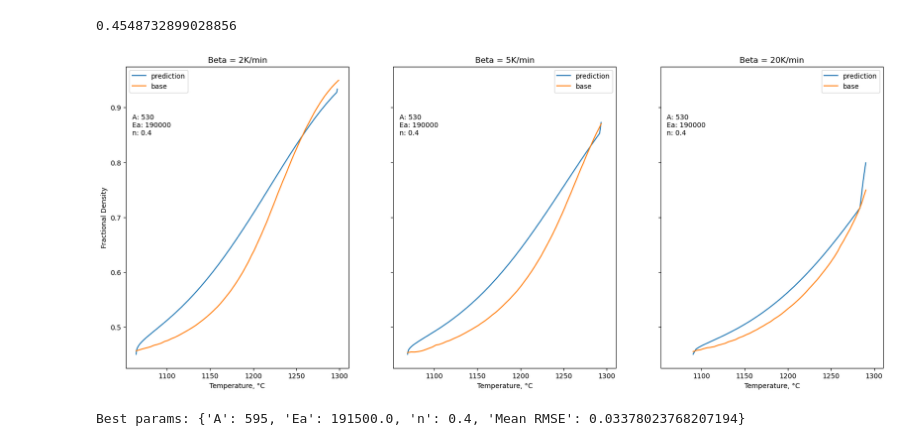
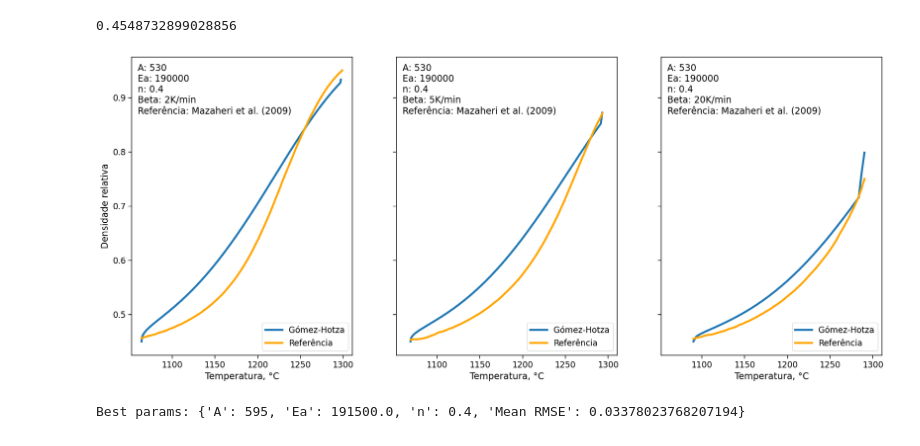
Before and after one commit to gupaulasan/sintering-densification-prediction, a Jupyter notebook: Model_GomezHotzaV2.ipynb, the cells around one changed output. Saved outputs shown, nothing was run; the diff lists cells and outputs as text; code cells hidden in the pictures.

```diff
--- a/Model_GomezHotzaV2.ipynb
+++ b/Model_GomezHotzaV2.ipynb
@@ -3,6 +3,8 @@ import pandas as pd
 import numpy as np
 import seaborn as sns
 import matplotlib.pyplot as plt
+# %%
+sns.set_context('paper', font_scale=1.4, rc={"lines.linewidth": 3})
 # %%
 def read_clean_csv(file:object, double_headed = True, x='temperatureC', y='density'):
     """
@@ -273,57 +283,60 @@ fig, axs = plt.subplots(ncols = 3, figsize = (20, 8), sharex=True, sharey=True)
 sns.lineplot(data = ytzp2K,
              x='temperatureC',
              y='density',
-             label='prediction',
+             label='Gómez-Hotza',
              ax = axs[0]
              )
 sns.lineplot(data= mazaheri_2K,
              x='temperatureC',
              y='density',
-             label='base',
+             label='Referência',
+             color='orange',
              ax = axs[0]
              )
 
 sns.lineplot(data = ytzp5K,
              x='temperatureC',
              y='density',
-             label='prediction',
+             label='Gómez-Hotza',
              ax = axs[1]
              )
 sns.lineplot(data= mazaheri_5K,
              x='temperatureC',
              y='density',
-             label='base',
+             label='Referência',
+             color='orange',
              ax = axs[1]
              )
 
 sns.lineplot(data = ytzp20K,
              x='temperatureC',
              y='density',
-             label='prediction',
+             label='Gómez-Hotza',
              ax = axs[2]
              )
 sns.lineplot(data= mazaheri_20K,
              x='temperatureC',
              y='density',
-             label='base',
+             label='Referência',
+             color='orange',
              ax = axs[2]
              )
-axs[0].set_title('Beta = 2K/min')
-axs[1].set_title('Beta = 5K/min')
-axs[2].set_title('Beta = 20K/min')
 
-axs[0].set_xlabel('Temperature, °C')
-axs[1].set_xlabel('Temperature, °C')
-axs[2].set_xlabel('Temperature, °C')
+axs[0].set_xlabel('Temperatura, °C')
+axs[1].set_xlabel('Temperatura, °C')
+axs[2].set_xlabel('Temperatura, °C')
 
-axs[0].set_ylabel('Fractional Density')
+axs[0].set_ylabel('Densidade relativa')
 
-axs[0].text(1060, 0.85, 'A: 530\nEa: 190000\nn: 0.4')
-axs[1].text(1060, 0.85, 'A: 530\nEa: 190000\nn: 0.4')
-axs[2].text(1060, 0.85, 'A: 530\nEa: 190000\nn: 0.4')
+axs[0].text(1060, 0.87, 'A: 530\nEa: 190000\nn: 0.4\nBeta: 2K/min\nReferência: Mazaheri et al. (2009)')
+axs[1].text(1060, 0.87,'A: 530\nEa: 190000\nn: 0.4\nBeta: 5K/min\nReferência: Mazaheri et al. (2009)')
+axs[2].text(1060, 0.87, 'A: 530\nEa: 190000\nn: 0.4\nBeta: 20K/min\nReferência: Mazaheri et al. (2009)')
 
-plt.legend()
+axs[0].legend(loc='lower right')
+axs[1].legend(loc='lower right')
+axs[2].legend(loc='lower right')
+
 plt.show()
 # %% [output]
-[figure, old version]
+[figure, new version]
 # %%
```
Also changed, not shown: parts of 12 cells of this notebook.
